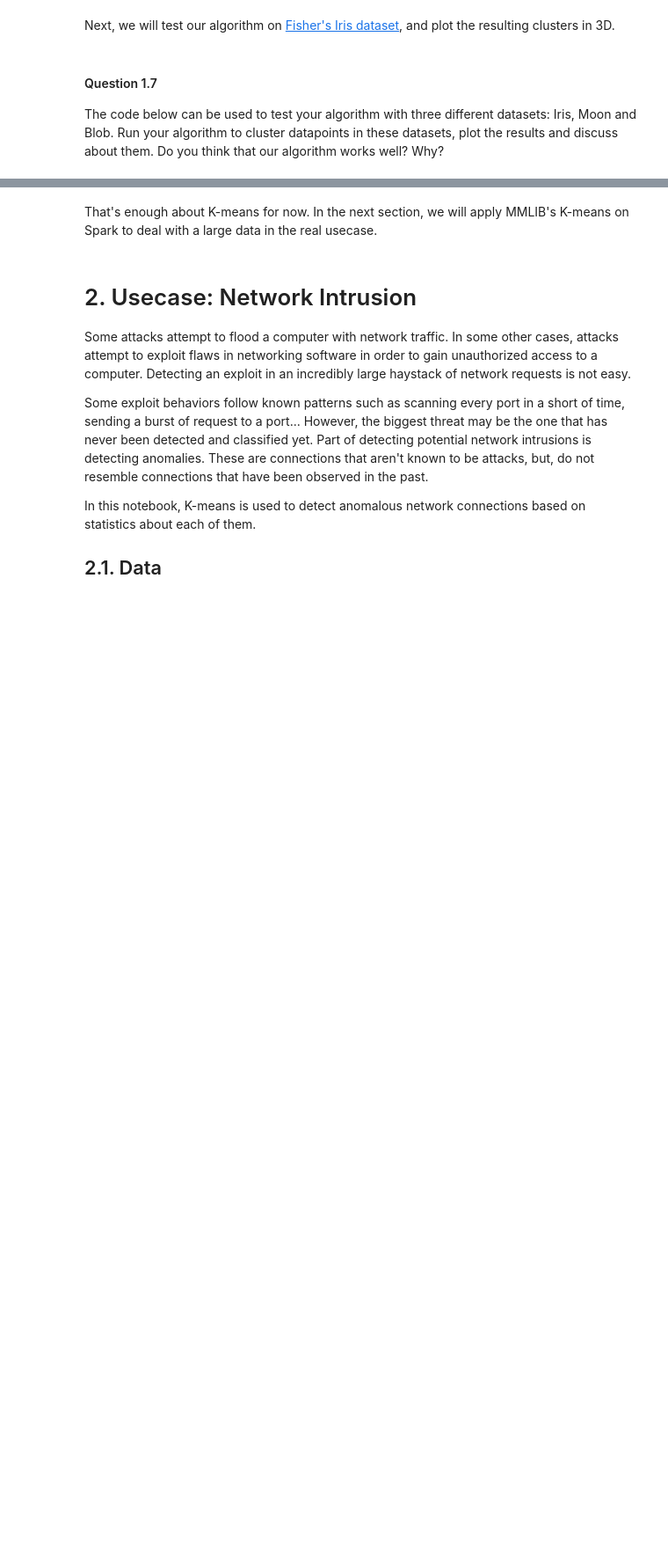
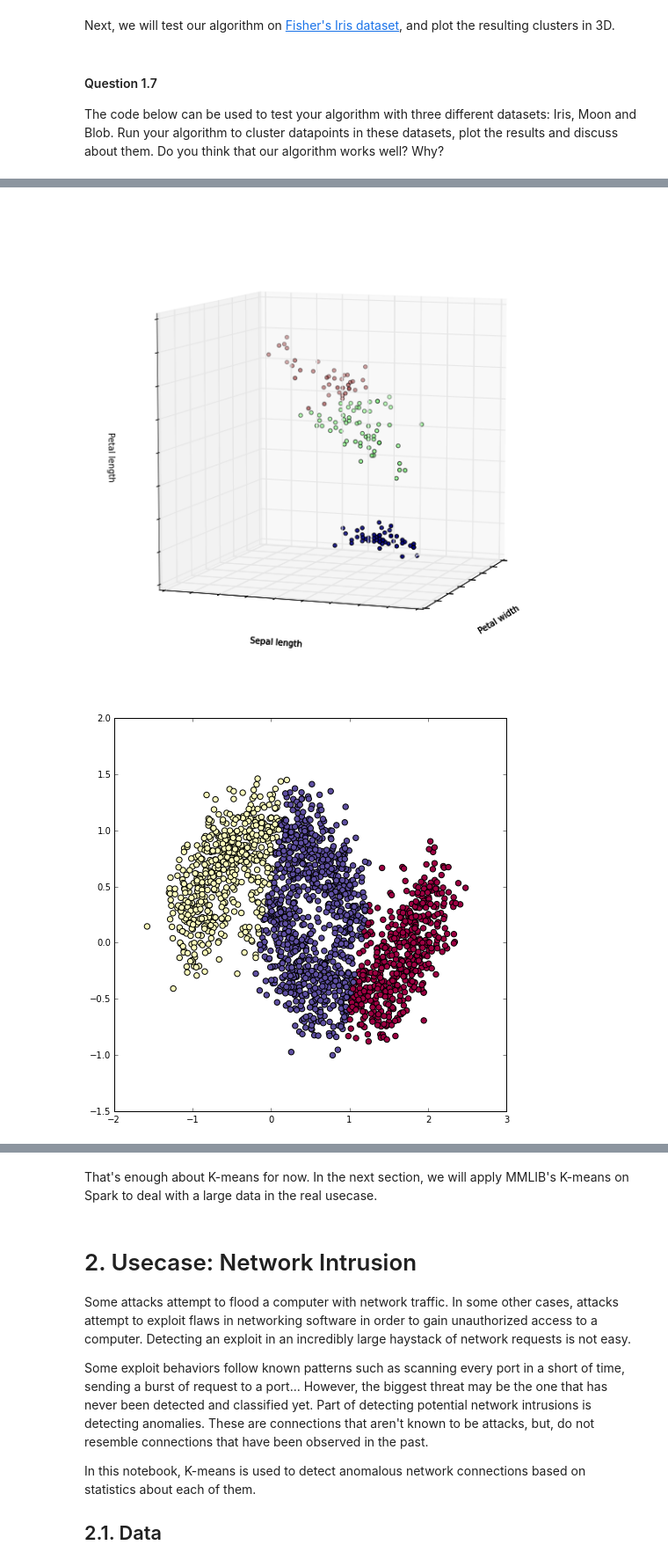
Before and after one commit to and29/Algorithmic-Machine-Learning, a Jupyter notebook: Notebooks/Solutions/[Lecture 10+11] Anomaly Detection in Network Traffic with K-means clustering/[Lecture 10+11] Anomaly Detection in Network Traffic with K-means clustering.ipynb, the cells around one changed output, grey strips where cells are left out. Shown at 88% size. Cells and saved outputs as stored; diff of their text form; code cells hidden in the pictures; blank space fills up the shorter version.

```diff
--- a/Notebooks/Solutions/[Lecture 10+11] Anomaly Detection in Network Traffic with K-means clustering/[Lecture 10+11] Anomaly Detection in Network Traffic with K-means clustering.ipynb
+++ b/Notebooks/Solutions/[Lecture 10+11] Anomaly Detection in Network Traffic with K-means clustering/[Lecture 10+11] Anomaly Detection in Network Traffic with K-means clustering.ipynb
@@ -260,0 +252,61 @@ PUT YOUR COMMENT HERE !!!
+# %%
+%matplotlib inline
+
+from sklearn import datasets, cluster
+import numpy as np
+import matplotlib.pyplot as plt
+from mpl_toolkits.mplot3d import Axes3D
+
+
+# load data
+iris = datasets.load_iris()
+X_iris = iris.data
+y_iris = iris.target
+# do the clustering
+centers = kmeans(X_iris, k=3)
+labels = [find_closest_centroid(p, centers) for p in X_iris]
+
+#plot the clusters in color
+fig = plt.figure(1, figsize=(8, 8))
+ax = Axes3D(fig, rect=[0, 0, 1, 1], elev=8, azim=200)
+plt.cla()
+ax.scatter(X_iris[:, 3], X_iris[:, 0], X_iris[:, 2], c=labels)
+ax.w_xaxis.set_ticklabels([])
+ax.w_yaxis.set_ticklabels([])
+ax.w_zaxis.set_ticklabels([])
+ax.set_xlabel('Petal width')
+ax.set_ylabel('Sepal length')
+ax.set_zlabel('Petal length')
+plt.show()
+
+# moon
+plt.figure(figsize=(8,8))
+X, y = datasets.make_moons(2000, noise=0.2)
+centers = kmeans(X, k=3)
+labels = [find_closest_centroid(p, centers) for p in X]
+plt.scatter(X[:,0], X[:,1], s=40, c=labels, cmap=plt.cm.Spectral)
+plt.show()
+
+# blob
+plt.figure(figsize=(18,8))
+plt.subplot(1,2,1)
+np.random.seed(0)
+X, y = datasets.make_blobs(n_samples=2000, centers=3, n_features=20, random_state=0)
+centers = kmeans(X, k=3)
+labels = [find_closest_centroid(p, centers) for p in X]
+fig = plt.figure(1, figsize=(8, 8))
+plt.scatter(X[:,0], X[:,1], s=40, c=labels, cmap=plt.cm.Spectral)
+
+
+plt.subplot(1,2,2)
+np.random.seed(3)
+X, y = datasets.make_blobs(n_samples=2000, centers=3, n_features=20, random_state=0)
+centers = kmeans(X, k=3)
+labels = [find_closest_centroid(p, centers) for p in X]
+fig = plt.figure(1, figsize=(8, 8))
+plt.scatter(X[:,0], X[:,1], s=40, c=labels, cmap=plt.cm.Spectral)
+
+plt.show()
+# %% [output]
+[figure, added]
+[figure, added]
```
Also changed, not shown: parts of 26 cells of this notebook.
